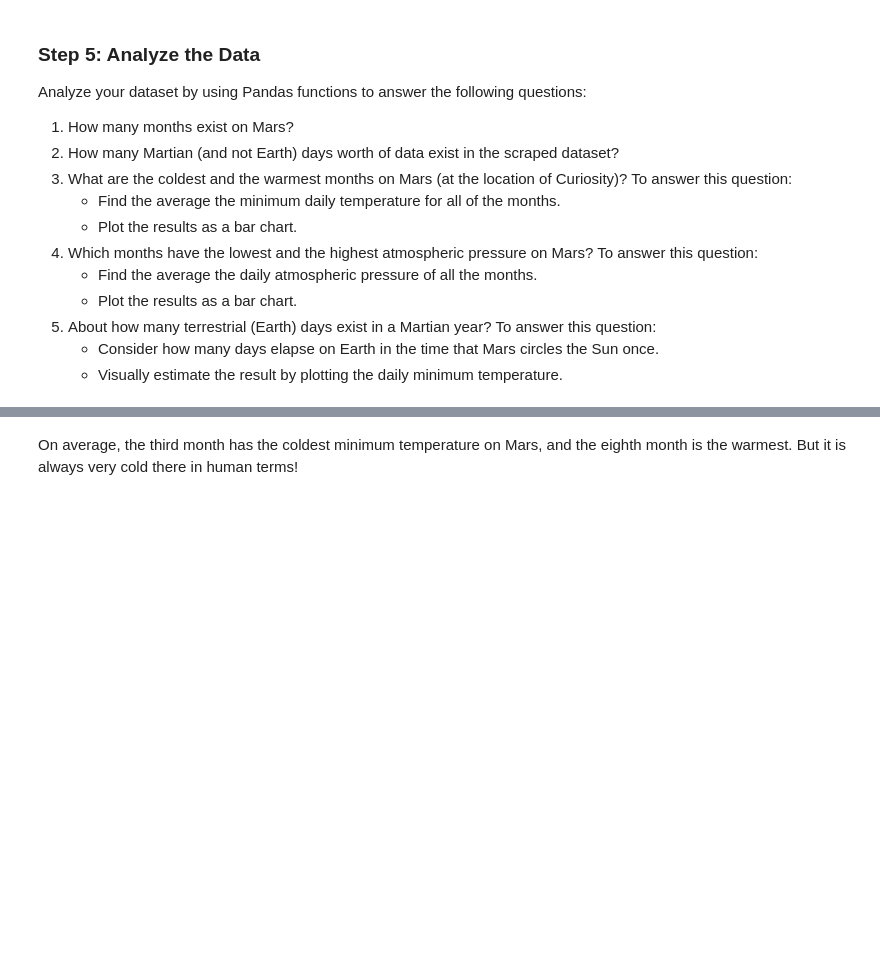
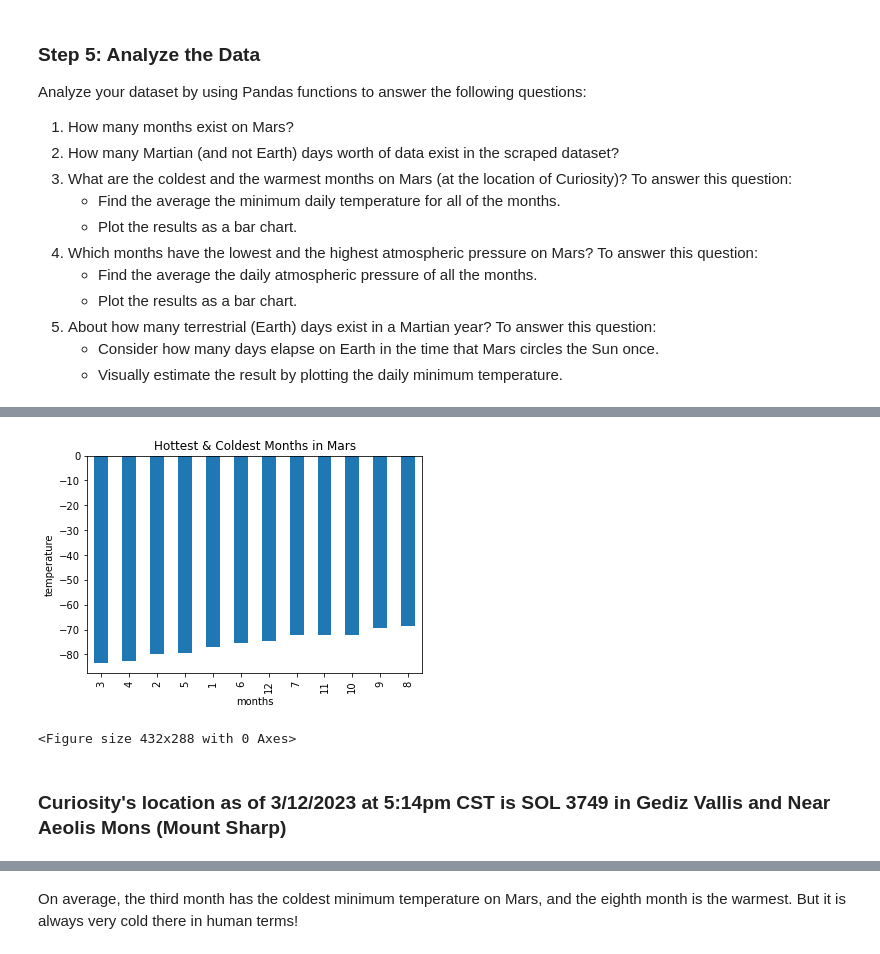
Before and after one commit to candidamg/html-mars-challenge, a Jupyter notebook: part_2_mars_weather.ipynb, the cells around one changed output, grey strips where cells are left out. Cells and saved outputs as stored; diff of their text form; code cells hidden in the pictures; blank space fills up the shorter version.

```diff
--- a/part_2_mars_weather.ipynb
+++ b/part_2_mars_weather.ipynb
@@ -150,2 +215,20 @@ Analyze your dataset by using Pandas functions to answer the following questions
+# %%
+# Identify the coldest and hottest months in Curiosity's location
+temp_sorted = min_temp_avg.sort_values()
+
+# plot the bar chart
+temp_sorted.plot(kind = 'bar', width =0.5)
+plt.xlabel("months")
+plt.ylabel("temperature")
+plt.title("Hottest & Coldest Months in Mars")
+
+# display bar chart & save
+plt.show()
+plt.savefig("images/hottest_coldest_months.png")
+# %% [output]
+[figure, added]
+<Figure size 432x288 with 0 Axes>
+# %% [markdown]
+### Curiosity's location as of 3/12/2023 at 5:14pm CST is SOL 3749 in Gediz Vallis and Near Aeolis Mons (Mount Sharp)
 # %%
 # 4. Average pressure by Martian month
```
Also changed, not shown: parts of 15 cells of this notebook.
